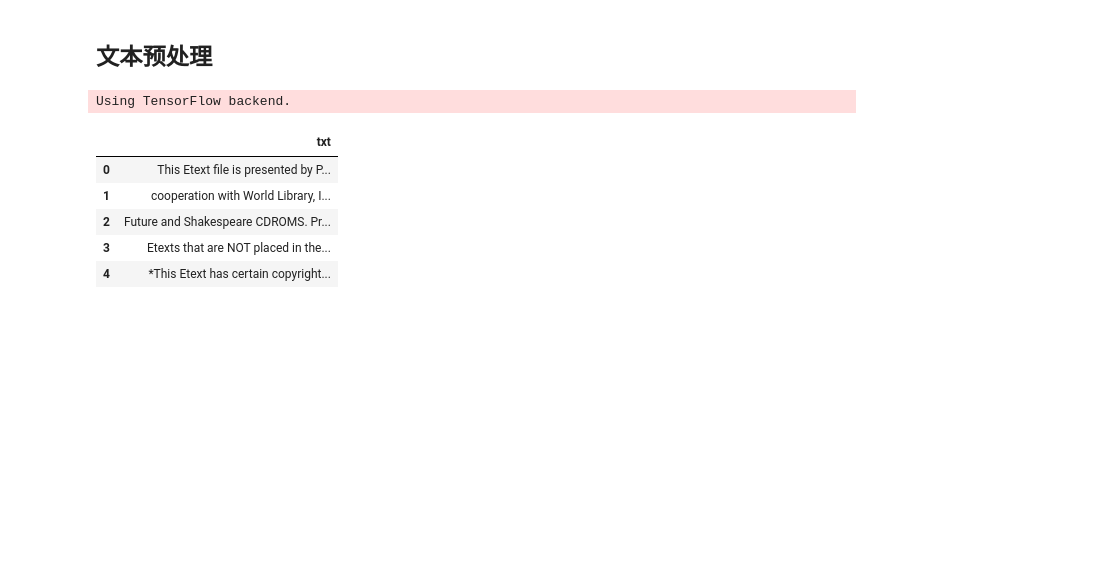
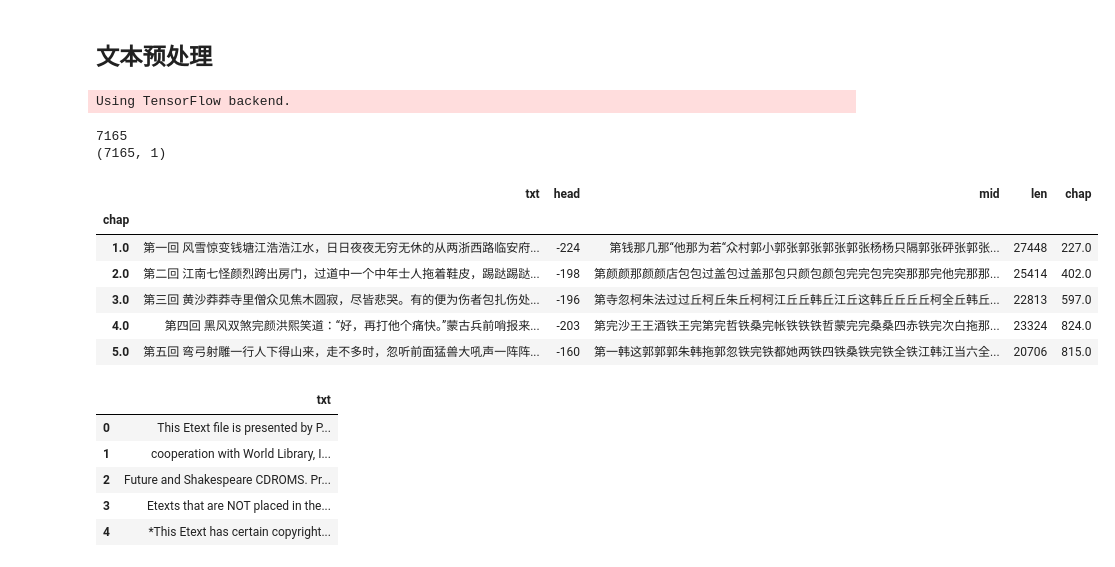
Before and after one commit to nickliqian/keep_learning, a Jupyter notebook: KnowledgeMapping/NLP_code/1-code/nlp3.ipynb, the cells around one changed output. Cells and saved outputs as stored; diff of their text form; code cells hidden in the pictures; blank space fills up the shorter version.

```diff
--- a/KnowledgeMapping/NLP_code/1-code/nlp3.ipynb
+++ b/KnowledgeMapping/NLP_code/1-code/nlp3.ipynb
@@ -15,6 +15,45 @@ from keras.callbacks import ModelCheckpoint
 from keras.utils import np_utils
 # %% [output]
 Using TensorFlow backend.
+# %%
+df = pd.read_csv(r"D:\资料\教程\NLP基础-网易云课堂\TMData190320\PythonData\金庸-射雕英雄传txt精校版.txt", names=["txt"], sep='aaa', encoding="gbk")
+
+# 构建新列
+print(len(df))
+print(df.shape)
+def m_head(tmpstr):
+    return tmpstr[:1]
+
+def m_mid(tmpstr):
+    return tmpstr.find("回 ")
+
+df["head"] = df.txt.apply(m_mid)
+df["mid"] = df.txt.apply(m_head)
+df["len"] = df.txt.apply(len)
+
+# 标明章序号
+chapnum = 0
+for i in range(len(df)):
+    if df["mid"][i] == "第" and df["head"][i] > 0 and df["len"][i] < 30:
+        chapnum += 1
+    if chapnum >= 40 and df.txt[i] == "附录一：成吉思汗家族":
+        chapnum = 0
+    df.loc[i, "chap"] = chapnum
+
+dfgrp = df.groupby("chap")
+chapter = dfgrp.apply(sum)
+chapter = chapter[chapter.index != 0]
+chapter.head()
+# %% [output]
+7165
+(7165, 1)
+|  | txt | head | mid | len | chap |
+| chap |  |  |  |  |  |
+| 1.0 | 第一回 风雪惊变钱塘江浩浩江水，日日夜夜无穷无休的从两浙西路临安府... | -224 | 第钱那几那“他那为若“众村郭小郭张郭张郭张郭张杨杨只隔郭张砰张郭张... | 27448 | 227.0 |
+| 2.0 | 第二回 江南七怪颜烈跨出房门，过道中一个中年士人拖着鞋皮，踢跶踢跶... | -198 | 第颜颜那颜颜店包包过盖包过盖那包只颜包颜包完完包完突那那完他完那那... | 25414 | 402.0 |
+| 3.0 | 第三回 黄沙莽莽寺里僧众见焦木圆寂，尽皆悲哭。有的便为伤者包扎伤处... | -196 | 第寺忽柯朱法过过丘柯丘朱丘柯柯江丘丘韩丘江丘这韩丘丘丘丘柯全丘韩丘... | 22813 | 597.0 |
+| 4.0 | 第四回 黑风双煞完颜洪熙笑道：“好，再打他个痛快。”蒙古兵前哨报来... | -203 | 第完沙王王酒铁王完第完哲铁桑完帐铁铁铁哲蒙完完桑桑四赤铁完次白拖那... | 23324 | 824.0 |
+| 5.0 | 第五回 弯弓射雕一行人下得山来，走不多时，忽听前面猛兽大吼声一阵阵... | -160 | 第一韩这郭郭郭朱韩拖郭忽铁完铁都她两铁四铁桑铁完铁全铁江韩江当六全... | 20706 | 815.0 |
 # %%
 rawtxt = pd.read_csv(r"D:\资料\教程\NLP基础-网易云课堂\TMData190320\PythonData\r&j.txt",
                      sep = 'aaaaa', names = ['txt'], engine = 'python', encoding="utf-8")
```
Also changed, not shown: parts of 27 cells of this notebook, 4 other files.
